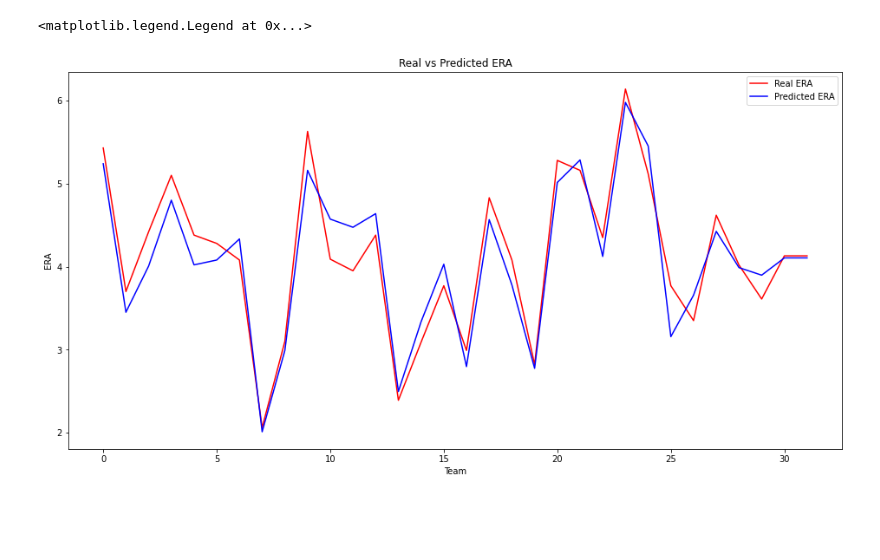
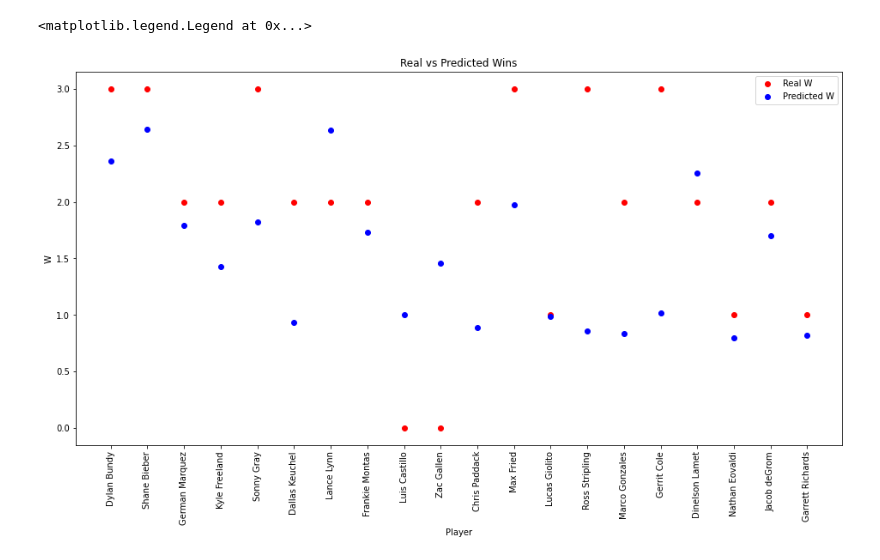
Before and after one commit to masonschafercodes/2020-mlb-eda-ml-project, a Jupyter notebook: 2020_pitching_predictions.ipynb, the cells around one changed output. Saved outputs shown, nothing was run; the diff lists cells and outputs as text; code cells hidden in the pictures; blank space fills up the shorter version.

Commit message:
changing the dataset for pitching

```diff
--- a/2020_pitching_predictions.ipynb
+++ b/2020_pitching_predictions.ipynb
@@ -11,6 +25,6 @@ df = pd.read_csv('./mlb-pitching-2020.csv')
 # %%
 # List of Features that will help test the model
-features = ['FIP','WHIP','H9','HR9','BB9','RA/G']
+features = ['GS', 'IP', 'H', 'ER', 'K', 'BB', 'HR', 'L']
 # %%
 X = df[features]
-y = df.ERA
+y = df.W
@@ -17,3 +49,3 @@ y = df.ERA
 # %%
 # Load in Model
-loaded_model = pickle.load(open('./finalized_model.sav', 'rb'))
+loaded_model = pickle.load(open('./lr_pitching_model.sav', 'rb'))
@@ -28,6 +68,6 @@ r2_score(y, y_pred)
 # %%
 # Making new DataFrame with real era and predicted era
-df_tested = pd.DataFrame({'Real ERA':y, 'Predicted ERA':y_pred})
+df_tested = pd.DataFrame({'Real W':y, 'Predicted W':y_pred})
 # %%
 # Output new dataframe
 df_tested.head()
@@ -43,12 +84,13 @@ import matplotlib.pyplot as plt
 # %%
 # Plot out real vs predicted
 plt.figure(figsize=(16,8))
-plt.title('Real vs Predicted ERA')
-plt.plot(df_tested['Real ERA'], color='r')
-plt.plot(df_tested['Predicted ERA'], color='blue')
-plt.ylabel('ERA')
-plt.xlabel('Team')
-plt.legend(['Real ERA', 'Predicted ERA'])
+plt.title('Real vs Predicted Wins')
+plt.scatter(df_tested.index[:20], df_tested['Real W'][:20], color='r')
+plt.scatter(df_tested.index[:20], df_tested['Predicted W'][:20], color='blue')
+plt.ylabel('W')
+plt.xlabel('Player')
+plt.xticks(rotation=90)
+plt.legend(['Real W', 'Predicted W'])
 # %% [output]
 <matplotlib.legend.Legend at 0x...>
-[figure, old version]
+[figure, new version]
```
Also changed, not shown: parts of 7 cells of this notebook, 6 other files.
